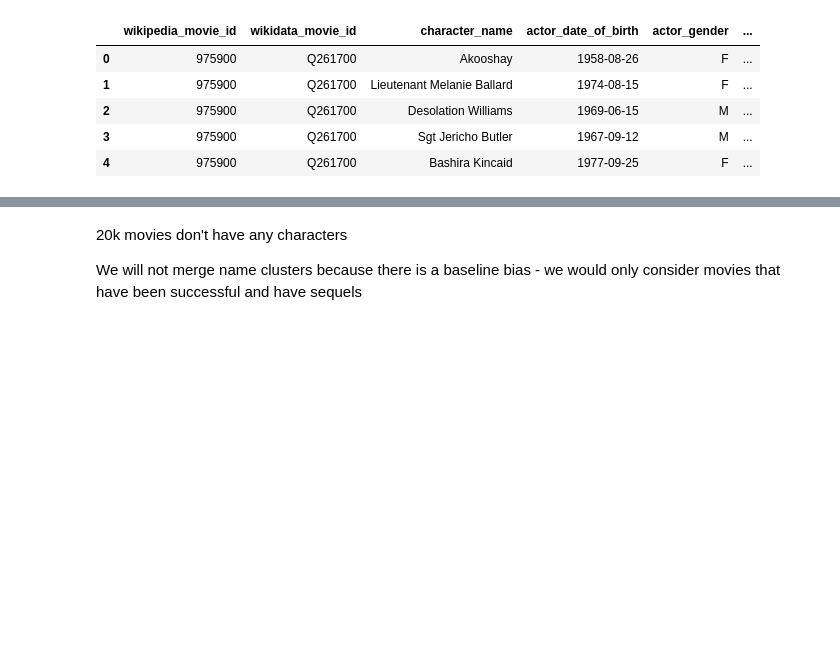
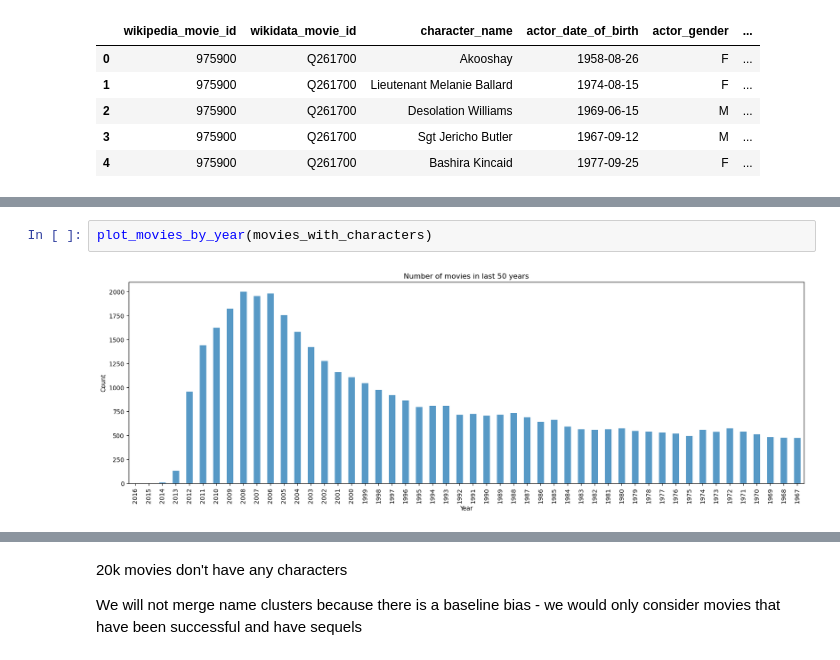
Before and after one commit to epfl-ada/ada-2024-project-insightmasters24, a Jupyter notebook: results.ipynb, the cells around one changed output, grey strips where cells are left out. Cells and saved outputs as stored; diff of their text form; blank space fills up the shorter version.

```diff
--- a/results.ipynb
+++ b/results.ipynb
@@ -533,0 +133,4 @@ Name: revenue, dtype: float64
+# %%
+plot_movies_by_year(movies_with_characters)
+# %% [output]
+[figure, added]
```
Also changed, not shown: parts of 28 cells of this notebook, 1 other file.
